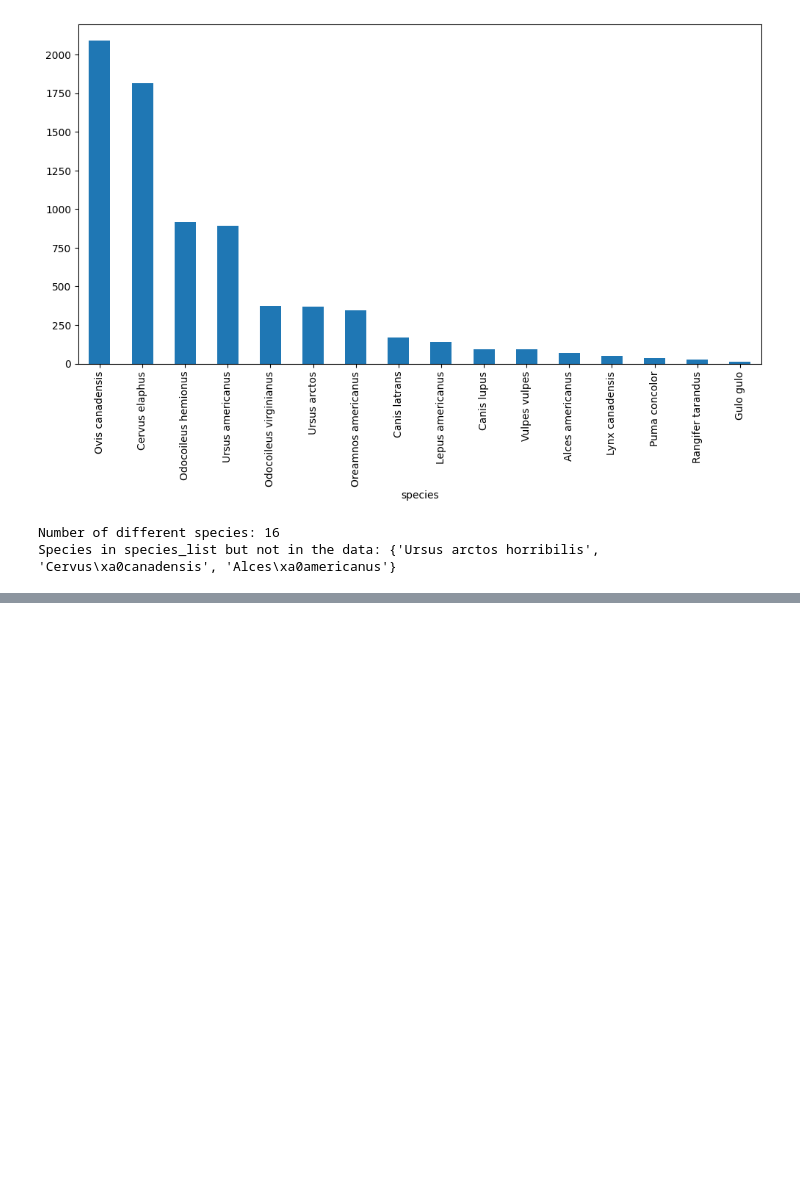
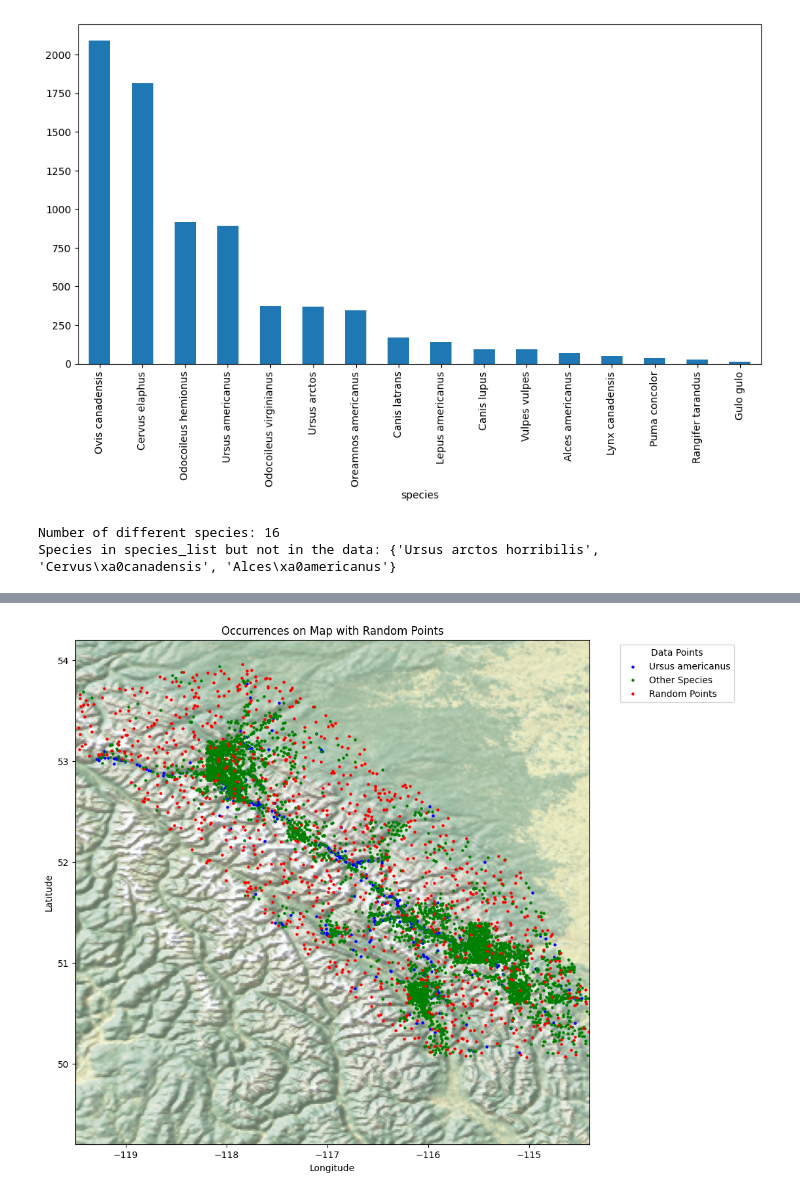
Before and after one commit to BasilJ-S/RangeMapEstimation, a Jupyter notebook: data_preprocessing.ipynb, the cells around one changed output, grey strips where cells are left out. Drawn from its saved outputs; the diff is of its cells as text; code cells hidden in the pictures; blank space fills up the shorter version.

Commit message:
feat: sample preprocessing step Ursus Americanus

```diff
--- a/data_preprocessing.ipynb
+++ b/data_preprocessing.ipynb
@@ -181,0 +182,58 @@ with rasterio.open(tif_path) as src:
+# %%
+df_blackbear = df[df['species'] == 'Ursus americanus']
+df_other = df[df['species'] != 'Ursus americanus']
+
+numRandomPoints = 1000
+
+# Randomly sample numRandomPoints latitude/longitudes from POLYGON((-114.0805721 50.0437601, -115.0408459 51.8777362, -117.7137423 54.0301079, -119.9779773 53.5716259, -116.0885596 50.0815029, -114.0805721 50.0437601))
+import random
+from shapely.geometry import Polygon, Point
+
+random_points = []
+
+polygon = Polygon([(-114.0805721, 50.0437601), (-115.0408459, 51.8777362), (-117.7137423, 54.0301079),
+                   (-119.9779773, 53.5716259), (-116.0885596, 50.0815029), (-114.0805721, 50.0437601)])
+
+minx, miny, maxx, maxy = polygon.bounds
+
+while len(random_points) < numRandomPoints:
+    p = Point(random.uniform(minx, maxx), random.uniform(miny, maxy))
+    if polygon.contains(p):
+        random_points.append(p)
+
+# Split coordinates into latitude and longitude
+random_points_lat = [point.y for point in random_points]
+random_points_lon = [point.x for point in random_points]
+
+# Create a dataframe with the random points
+df_random = pd.DataFrame({'decimalLatitude': random_points_lat, 'decimalLongitude': random_points_lon})
+
+
+# Convert all dataframes to GeoDataFrames
+gdf_blackbear = gpd.GeoDataFrame(df_blackbear, geometry=gpd.points_from_xy(df_blackbear['decimalLongitude'], df_blackbear['decimalLatitude']))
+gdf_other = gpd.GeoDataFrame(df_other, geometry=gpd.points_from_xy(df_other['decimalLongitude'], df_other['decimalLatitude']))
+gdf_random = gpd.GeoDataFrame(df_random, geometry=gpd.points_from_xy(df_random['decimalLongitude'], df_random['decimalLatitude']))
+
+# Reopen the .tif file to plot it again
+with rasterio.open(tif_path) as src:
+    fig, ax = plt.subplots(figsize=(15, 10))
+    ax.set_xlim(min_lon, max_lon)
+    ax.set_ylim(min_lat, max_lat)
+    show(src, ax=ax)
+
+    # Plot the black bear occurrences
+    gdf_blackbear.plot(ax=ax, color='blue', markersize=5, label='Ursus americanus')
+
+    # Plot the other species occurrences
+    gdf_other.plot(ax=ax, color='green', markersize=5, label='Other Species')
+
+    # Plot the random points
+    gdf_random.plot(ax=ax, color='red', markersize=5, label='Random Points')
+
+    plt.legend(title="Data Points", bbox_to_anchor=(1.05, 1), loc='upper left')
+    plt.xlabel('Longitude')
+    plt.ylabel('Latitude')
+    plt.title('Occurrences on Map with Random Points')
+    plt.show()
+# %% [output]
+[figure, added]
```
Also changed, not shown: parts of 1 cell of this notebook.
